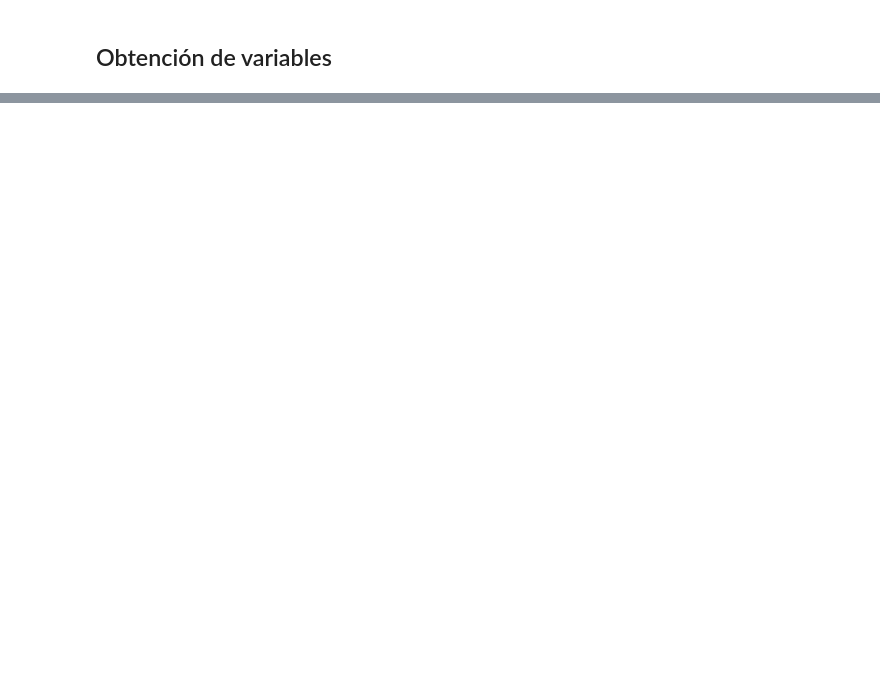
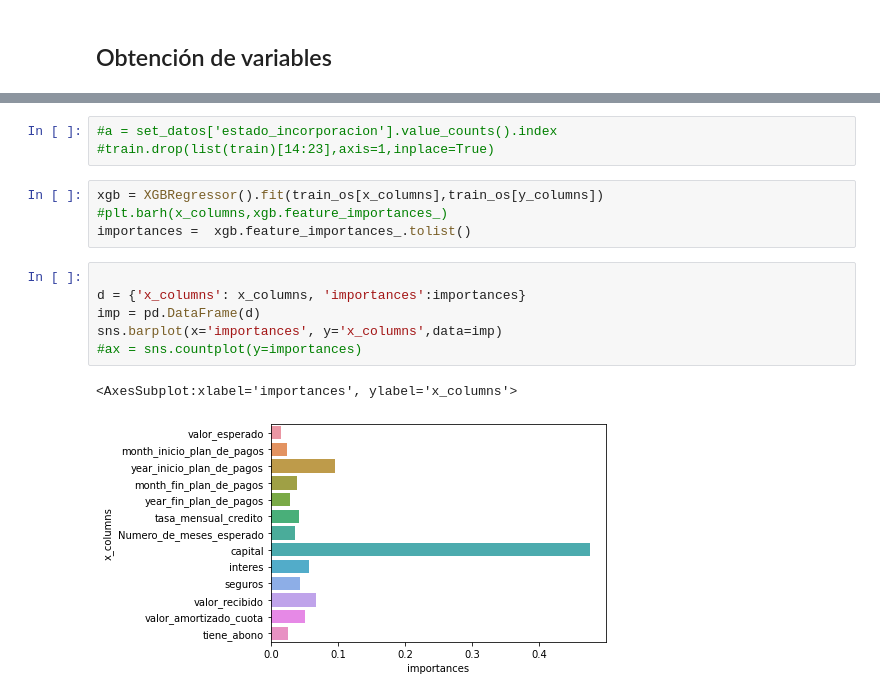
Before and after one commit to JulianDMN/ExcelCredit_Reto3, a Jupyter notebook: Reto3.ipynb, the cells around one changed output, grey strips where cells are left out. Drawn from its saved outputs; the diff is of its cells as text; blank space fills up the shorter version.

```diff
--- a/Reto3.ipynb
+++ b/Reto3.ipynb
@@ -135,0 +556,16 @@ Observamos que "cuotas" no cuantifica comportamientos por crédito per se y aún
+# %%
+#a = set_datos['estado_incorporacion'].value_counts().index
+#train.drop(list(train)[14:23],axis=1,inplace=True)
+# %%
+xgb = XGBRegressor().fit(train_os[x_columns],train_os[y_columns])
+#plt.barh(x_columns,xgb.feature_importances_)
+importances =  xgb.feature_importances_.tolist()
+# %%
+
+d = {'x_columns': x_columns, 'importances':importances}
+imp = pd.DataFrame(d)
+sns.barplot(x='importances', y='x_columns',data=imp)
+#ax = sns.countplot(y=importances)
+# %% [output]
+<AxesSubplot:xlabel='importances', ylabel='x_columns'>
+[figure, added]
```
Also changed, not shown: parts of 84 cells of this notebook.
